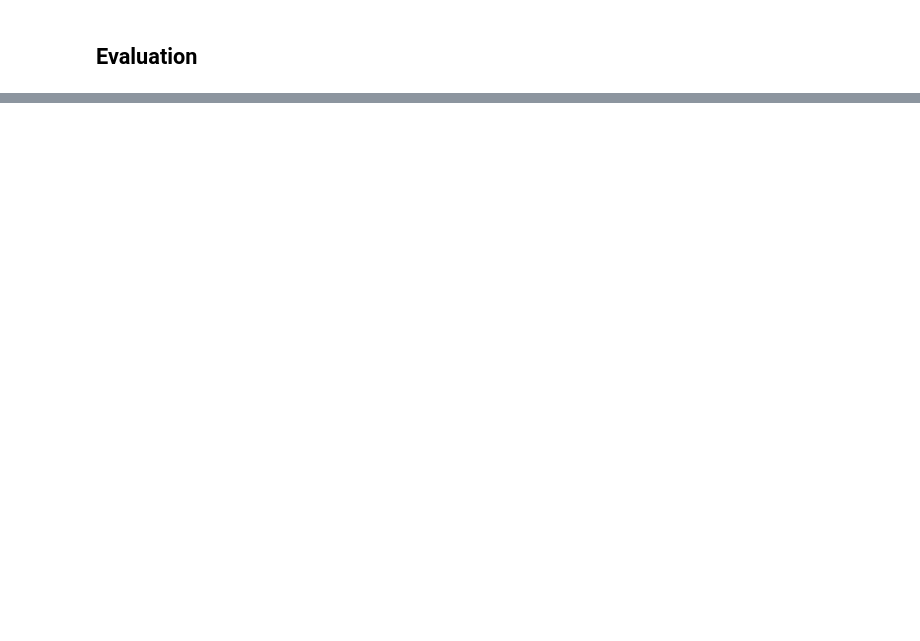
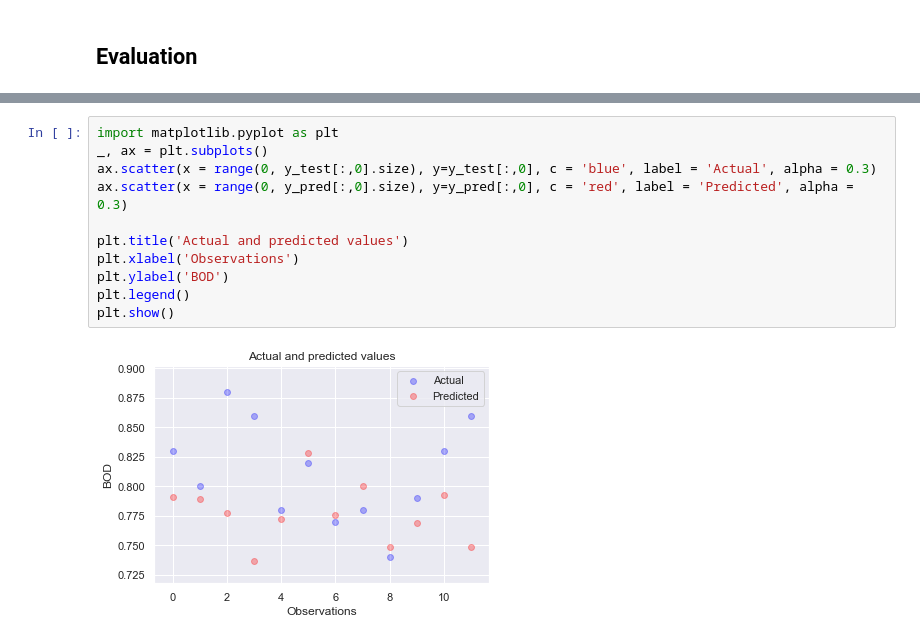
Before and after one commit to MuhamedEssam/ANNBODCODTSS, a Jupyter notebook: Bod Cod Tss Ann.ipynb, the cells around one changed output, grey strips where cells are left out. Saved outputs shown, nothing was run; the diff lists cells and outputs as text; blank space fills up the shorter version.

```diff
--- a/Bod Cod Tss Ann.ipynb
+++ b/Bod Cod Tss Ann.ipynb
@@ -266,0 +330,13 @@ Done Saving
+# %%
+import matplotlib.pyplot as plt
+_, ax = plt.subplots()
+ax.scatter(x = range(0, y_test[:,0].size), y=y_test[:,0], c = 'blue', label = 'Actual', alpha = 0.3)
+ax.scatter(x = range(0, y_pred[:,0].size), y=y_pred[:,0], c = 'red', label = 'Predicted', alpha = 0.3)
+
+plt.title('Actual and predicted values')
+plt.xlabel('Observations')
+plt.ylabel('BOD')
+plt.legend()
+plt.show()
+# %% [output]
+[figure, added]
```
Also changed, not shown: parts of 23 cells of this notebook.
